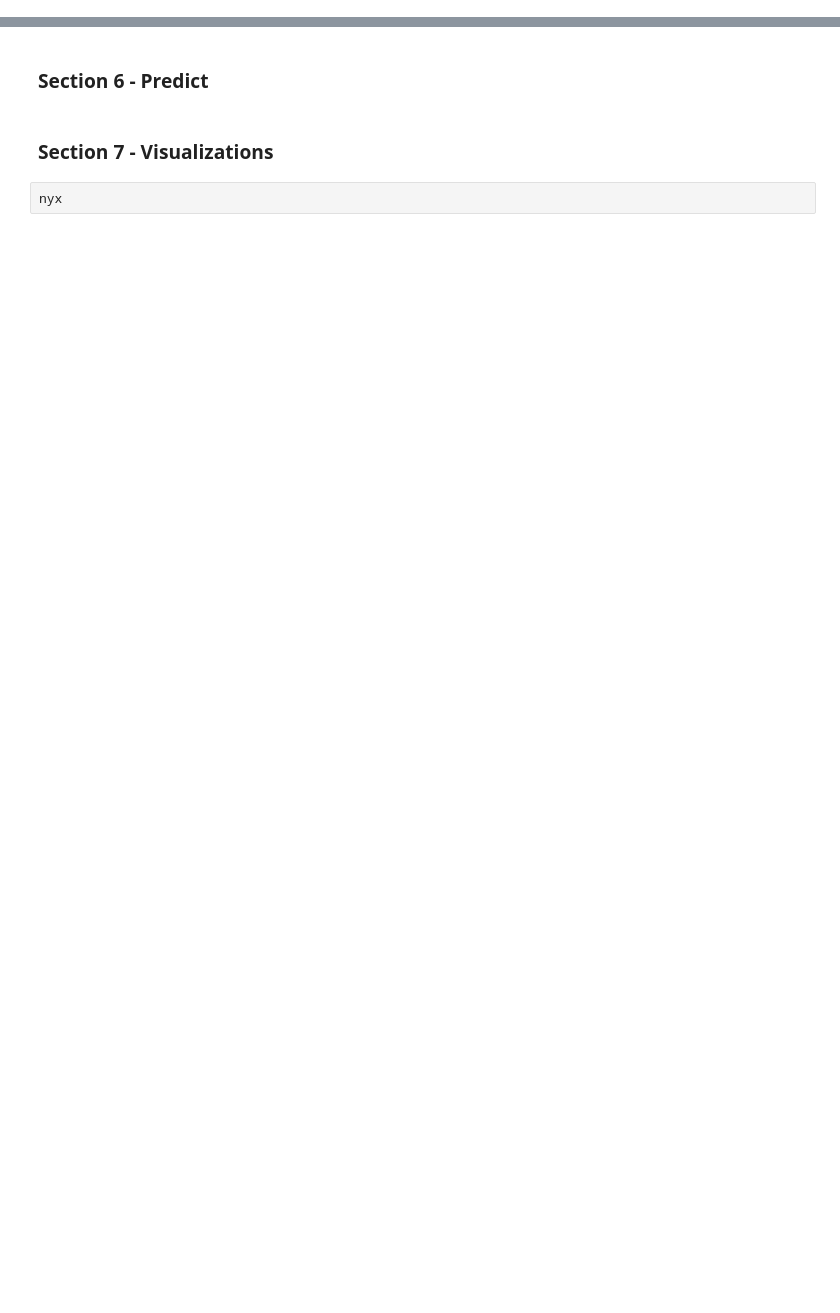
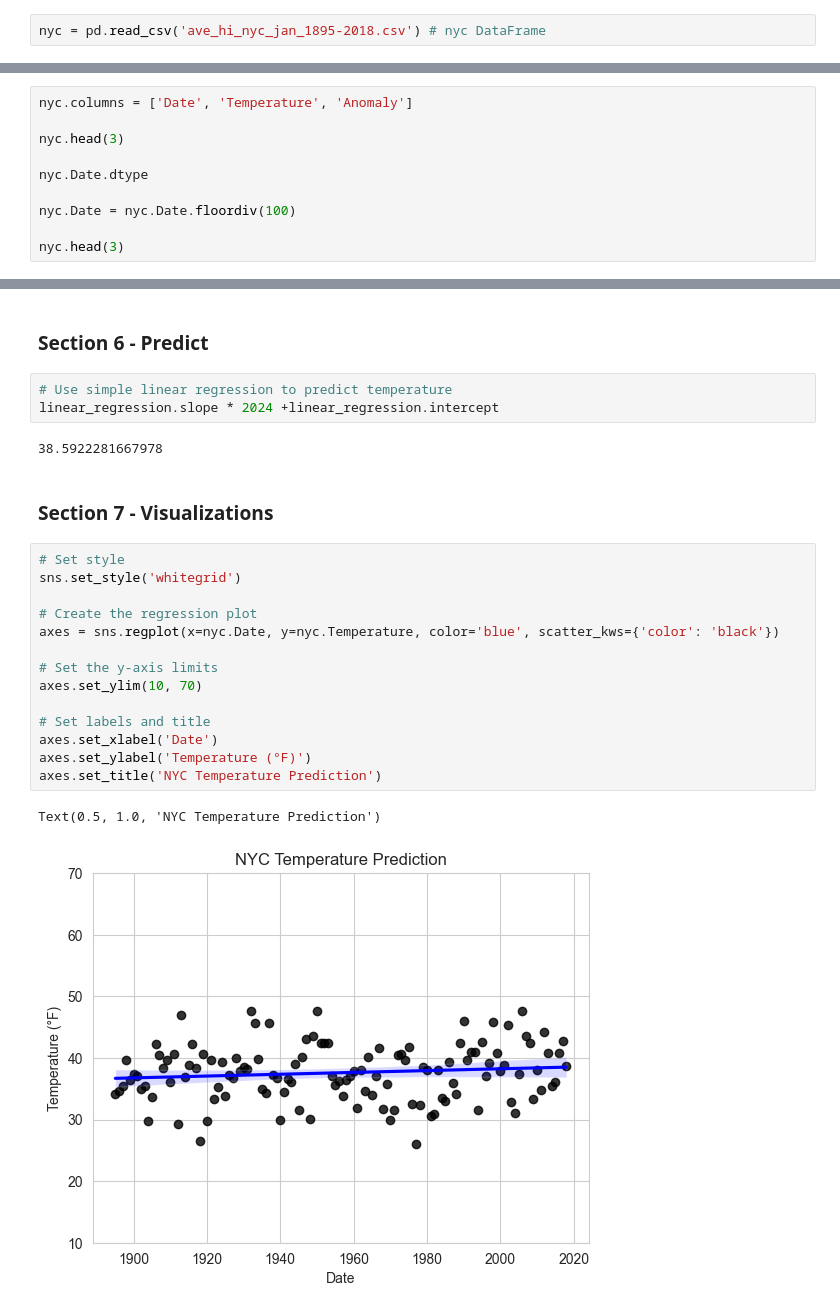
Before and after one commit to Crusoe22/datafun-07-applied, a Jupyter notebook: nolan_ml.ipynb, the cells around one changed output, grey strips where cells are left out. Cells and saved outputs as stored; diff of their text form; blank space fills up the shorter version.

```diff
--- a/nolan_ml.ipynb
+++ b/nolan_ml.ipynb
@@ -27,5 +30,7 @@ y_label = axes.set_ylabel('Celsius')
 ## Part 2
 # %% [markdown]
 ### Section 1 - Data Acquisition
+# %%
+nyc = pd.read_csv('ave_hi_nyc_jan_1895-2018.csv') # nyc DataFrame
 # %% [markdown]
 ### Section 2 - Data Inspection
@@ -32,2 +48,12 @@ y_label = axes.set_ylabel('Celsius')
 # %% [markdown]
 ### Section 3 - Data Cleaning
+# %%
+nyc.columns = ['Date', 'Temperature', 'Anomaly']
+
+nyc.head(3)
+
+nyc.Date.dtype
+
+nyc.Date = nyc.Date.floordiv(100)
+
+nyc.head(3)
@@ -38,6 +95,26 @@ y_label = axes.set_ylabel('Celsius')
 # %% [markdown]
 ### Section 6 - Predict
+# %%
+# Use simple linear regression to predict temperature
+linear_regression.slope * 2024 +linear_regression.intercept
+# %% [output]
+38.5922281667978
 # %% [markdown]
 ### Section 7 - Visualizations
-# %%
-nyx
+# %%
+# Set style
+sns.set_style('whitegrid')
+
+# Create the regression plot
+axes = sns.regplot(x=nyc.Date, y=nyc.Temperature, color='blue', scatter_kws={'color': 'black'})
+
+# Set the y-axis limits
+axes.set_ylim(10, 70)
+
+# Set labels and title
+axes.set_xlabel('Date')
+axes.set_ylabel('Temperature (°F)')
+axes.set_title('NYC Temperature Prediction')
+# %% [output]
+Text(0.5, 1.0, 'NYC Temperature Prediction')
+[figure, added]
```
Also changed, not shown: parts of 15 cells of this notebook.
